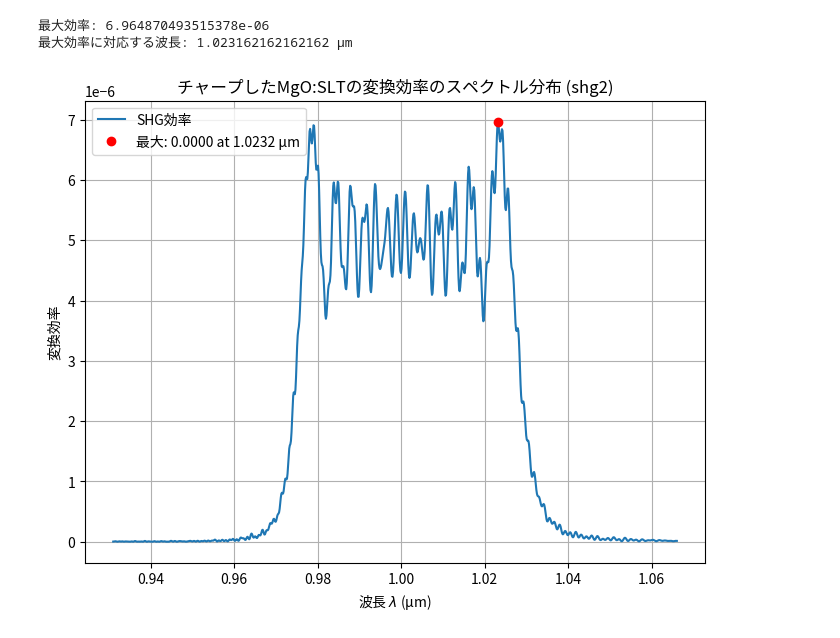
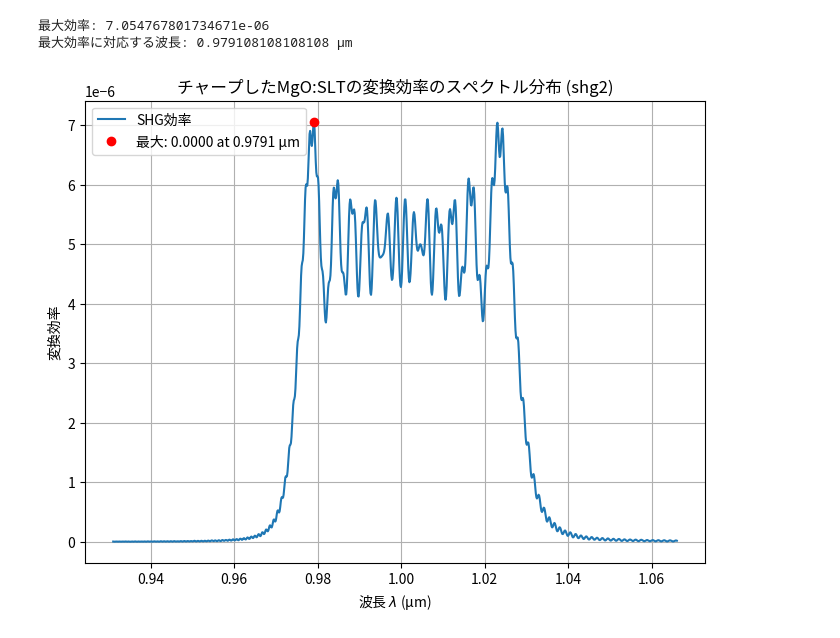
Before and after one commit to Xo1otl/mictlan, a Jupyter notebook: research/syuron/python/examples/shg_v3.ipynb, the cells around one changed output. Saved outputs shown, nothing was run; the diff lists cells and outputs as text; code cells hidden in the pictures.

```diff
--- a/research/syuron/python/examples/shg_v3.ipynb
+++ b/research/syuron/python/examples/shg_v3.ipynb
@@ -87,47 +46,56 @@ plt.show()
+# %%
+from syuron import shg2
+
+T = 70
+L = 2000
+A0 = 1.0
+B0 = 0.0
+kappa_magnitude = 1.31e-05
+grating_period = 7.2
+widths = create_pplt_widths(L, grating_period, 0.0001)
+
+
+device = shg2.PPMgOSLT(widths, kappa_magnitude)
+# device.show_structure()
 # %%
-import multiprocessing
+from concurrent.futures import ProcessPoolExecutor
+import matplotlib.pyplot as plt
+import numpy as np
+from tqdm import tqdm
 
+wavelength = 1.031
 lambda_min = wavelength - 0.1
 lambda_max = wavelength + 0.035
 lambda_values = np.linspace(lambda_min, lambda_max, 1000)
 
-manager = multiprocessing.Manager()
 
-device = shg2.PPMgOSLT(T)
-
-
-def calc_eff(lam):
-    phase_mismatch = device.phase_mismatch(lam)
-    ncme = shg2.NCME(kappa, phase_mismatch)
-    return ncme.solve(L, A0, B0)
+def solve_eff(lam):
+    eff_solver = shg2.EulerNCMESolver(device, lam, T)
+    return eff_solver.solve(A0, B0)
 
 
 with ProcessPoolExecutor() as executor:
     efficiencies = list(tqdm(
-        executor.map(calc_eff, lambda_values),
+        executor.map(solve_eff, lambda_values),
         total=len(lambda_values),
         desc="Calculating SHG Efficiency"
     ))
-
 plt.figure(figsize=(8, 6))
 plt.plot(lambda_values, efficiencies, label="SHG効率")
 plt.xlabel(r"波長 $\lambda$ (µm)")
 plt.ylabel("変換効率")
 plt.title("チャープしたMgO:SLTの変換効率のスペクトル分布 (shg2)")
 plt.grid(True)
-
 max_efficiency = max(efficiencies)
 max_index = efficiencies.index(max_efficiency)
 max_lambda = lambda_values[max_index]
-
 print(f"\n最大効率: {max_efficiency}")
 print(f"最大効率に対応する波長: {max_lambda} µm")
-
 plt.plot(max_lambda, max_efficiency, 'ro',
          label=f"最大: {max_efficiency:.4f} at {max_lambda:.4f} µm")
 plt.legend()
 plt.show()
 # %% [output]
-最大効率: 6.964870493515378e-06
-最大効率に対応する波長: 1.023162162162162 µm
+最大効率: 7.054767801734671e-06
+最大効率に対応する波長: 0.979108108108108 µm
-[figure, old version]
+[figure, new version]
```
Also changed, not shown: parts of 2 cells of this notebook, 8 other files.
